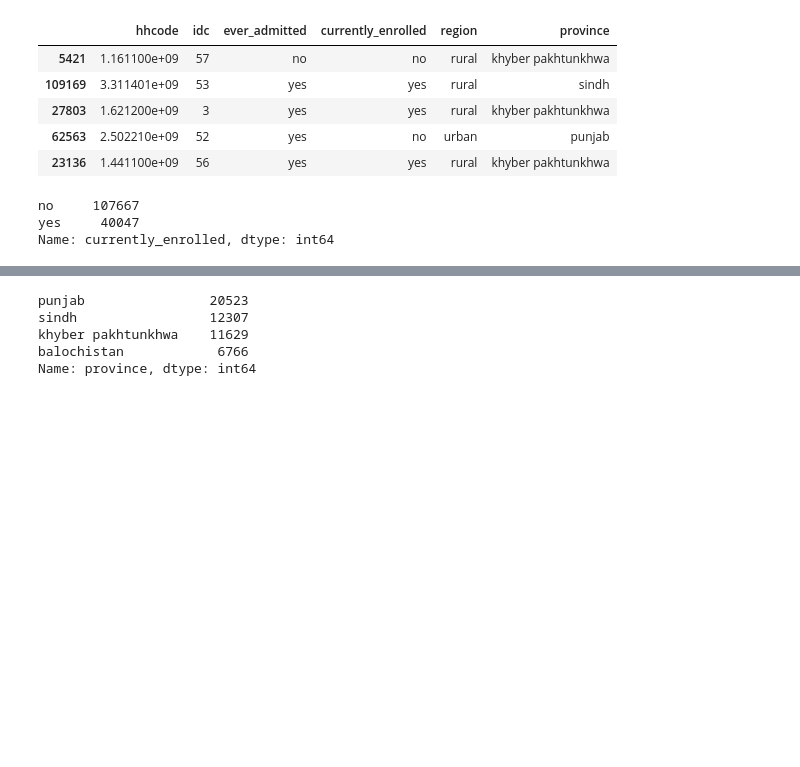
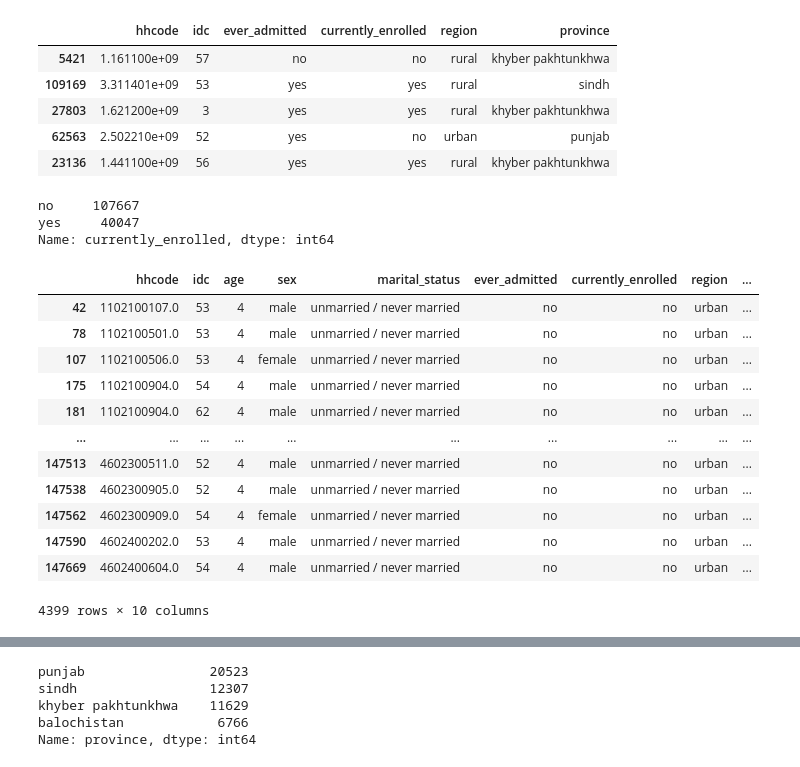
Before and after one commit to preetkhowaja/taliban_impact_pakistan, a Jupyter notebook: 10_data_cleaning/PSLM-1819.ipynb, the cells around one changed output, grey strips where cells are left out. Saved outputs shown, nothing was run; the diff lists cells and outputs as text; code cells hidden in the pictures; blank space fills up the shorter version.

```diff
--- a/10_data_cleaning/PSLM-1819.ipynb
+++ b/10_data_cleaning/PSLM-1819.ipynb
@@ -101,3 +104,19 @@ years18_19.currently_enrolled.value_counts()
 no     107667
 yes     40047
 Name: currently_enrolled, dtype: int64
+# %%
+years18_19.loc[years18_19.hhcode == 1102100107.0]
+# %% [output]
+|  | hhcode | idc | age | sex | marital_status | ever_admitted | currently_enrolled | region | ... |
+| 42 | 1102100107.0 | 53 | 4 | male | unmarried / never married | no | no | urban | ... |
+| 78 | 1102100501.0 | 53 | 4 | male | unmarried / never married | no | no | urban | ... |
+| 107 | 1102100506.0 | 53 | 4 | female | unmarried / never married | no | no | urban | ... |
+| 175 | 1102100904.0 | 54 | 4 | male | unmarried / never married | no | no | urban | ... |
+| 181 | 1102100904.0 | 62 | 4 | male | unmarried / never married | no | no | urban | ... |
+| ... | ... | ... | ... | ... | ... | ... | ... | ... | ... |
+| 147513 | 4602300511.0 | 52 | 4 | male | unmarried / never married | no | no | urban | ... |
+| 147538 | 4602300905.0 | 52 | 4 | male | unmarried / never married | no | no | urban | ... |
+| 147562 | 4602300909.0 | 54 | 4 | female | unmarried / never married | no | no | urban | ... |
+| 147590 | 4602400202.0 | 53 | 4 | male | unmarried / never married | no | no | urban | ... |
+| 147669 | 4602400604.0 | 54 | 4 | male | unmarried / never married | no | no | urban | ... |
+4399 rows × 10 columns
```
Also changed, not shown: parts of 2 cells of this notebook, 3 other files.
